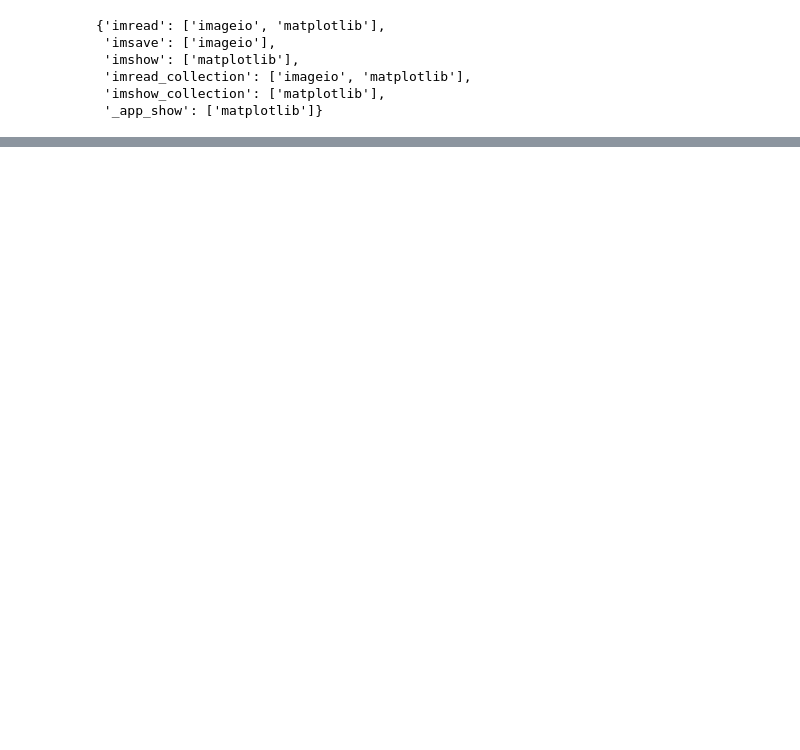
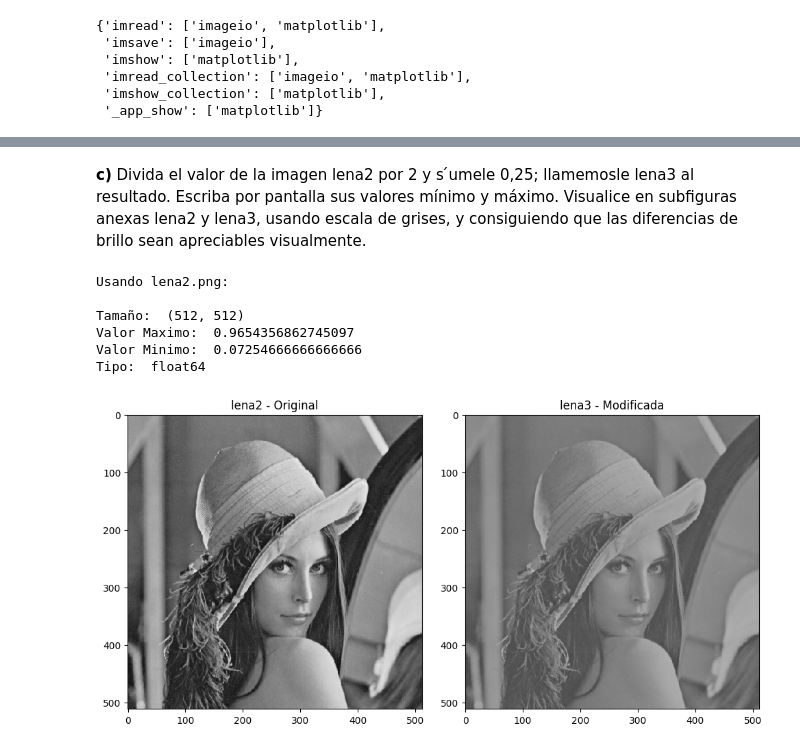
Before and after one commit to ChantaClown/3-year, a Jupyter notebook: computer_vision/p1/practica1.ipynb, the cells around one changed output, grey strips where cells are left out. Cells and saved outputs as stored; diff of their text form; code cells hidden in the pictures; blank space fills up the shorter version.

```diff
--- a/computer_vision/p1/practica1.ipynb
+++ b/computer_vision/p1/practica1.ipynb
@@ -36,0 +66,29 @@ Al realizar operaciones se pasade $uint8$ a $float$, pasamos de usar $(255,255,2
+# %% [markdown]
+__c)__ Divida el valor de la imagen lena2 por 2 y s ́umele 0,25; llamemosle lena3 al resultado. Escriba por pantalla sus valores mínimo y máximo. Visualice en subfiguras anexas lena2 y lena3, usando escala de grises, y consiguiendo que las diferencias de brillo sean apreciables visualmente.
+# %%
+lena3 = np.divide(lena2, 2) + 0.25
+# Caracteristicas de la imagen
+image_caracteristics(lena2, "lena2.png")
+
+plt.figure(figsize=(10, 5))
+
+# lena2 brillo por defecto
+plt.subplot(1, 2, 1) # lena2
+io.imshow(lena2)
+plt.title("lena2 - Original")
+
+# lena3 menos brillo
+plt.subplot(1, 2, 2) # lena3
+io.imshow(lena3)
+plt.title("lena3 - Modificada")
+
+# Mostrar las imágenes
+plt.show()
+# %% [output]
+Usando lena2.png:
+
+Tamaño:  (512, 512)
+Valor Maximo:  0.9654356862745097
+Valor Minimo:  0.07254666666666666
+Tipo:  float64
+[figure, added]
```
Also changed, not shown: parts of 30 cells of this notebook, 8 other files.
